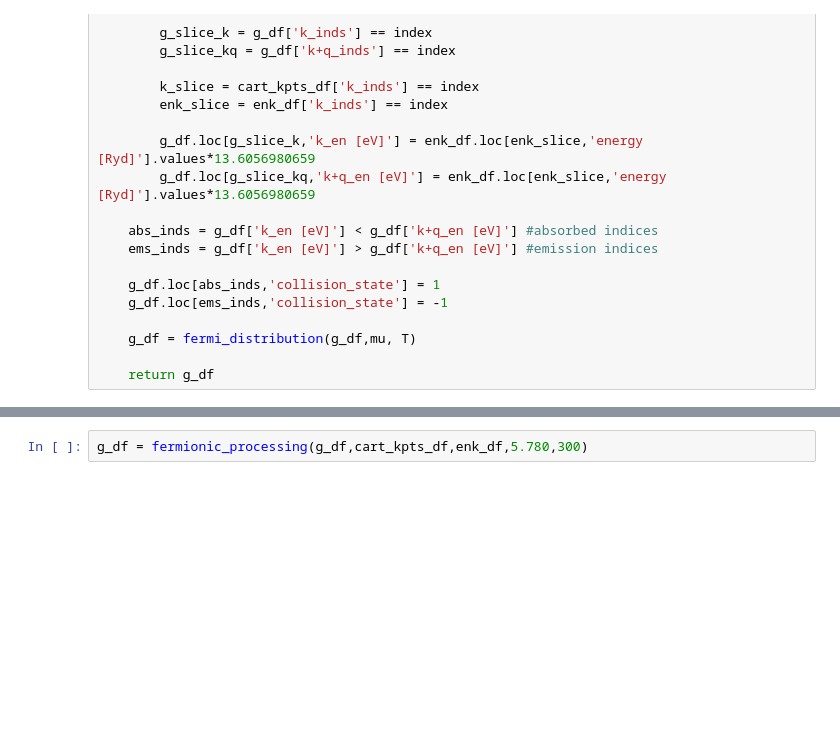
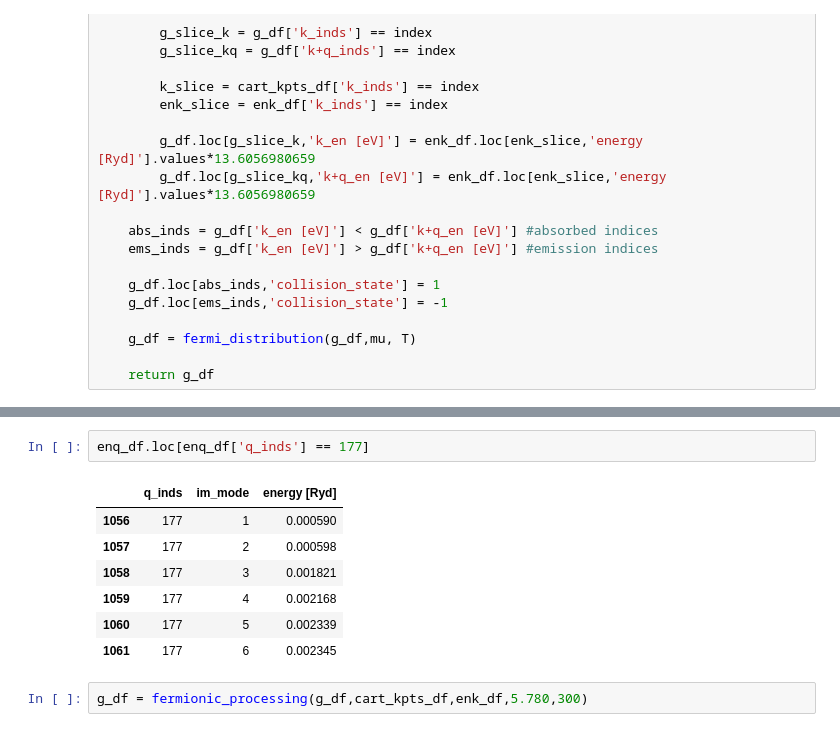
Before and after one commit to alexanderychoi/linear_boltzmann, a Jupyter notebook: data_processing_4_19.ipynb, the cells around one changed output, grey strips where cells are left out. Saved outputs shown, nothing was run; the diff lists cells and outputs as text; blank space fills up the shorter version.

```diff
--- a/data_processing_4_19.ipynb
+++ b/data_processing_4_19.ipynb
@@ -710,2 +849,12 @@ def fermionic_processing(g_df,cart_kpts_df,enk_df,mu,T):
+# %%
+enq_df.loc[enq_df['q_inds'] == 177]
+# %% [output]
+|  | q_inds | im_mode | energy [Ryd] |
+| 1056 | 177 | 1 | 0.000590 |
+| 1057 | 177 | 2 | 0.000598 |
+| 1058 | 177 | 3 | 0.001821 |
+| 1059 | 177 | 4 | 0.002168 |
+| 1060 | 177 | 5 | 0.002339 |
+| 1061 | 177 | 6 | 0.002345 |
 # %%
 g_df = fermionic_processing(g_df,cart_kpts_df,enk_df,5.780,300)
```
Also changed, not shown: parts of 21 cells of this notebook.
